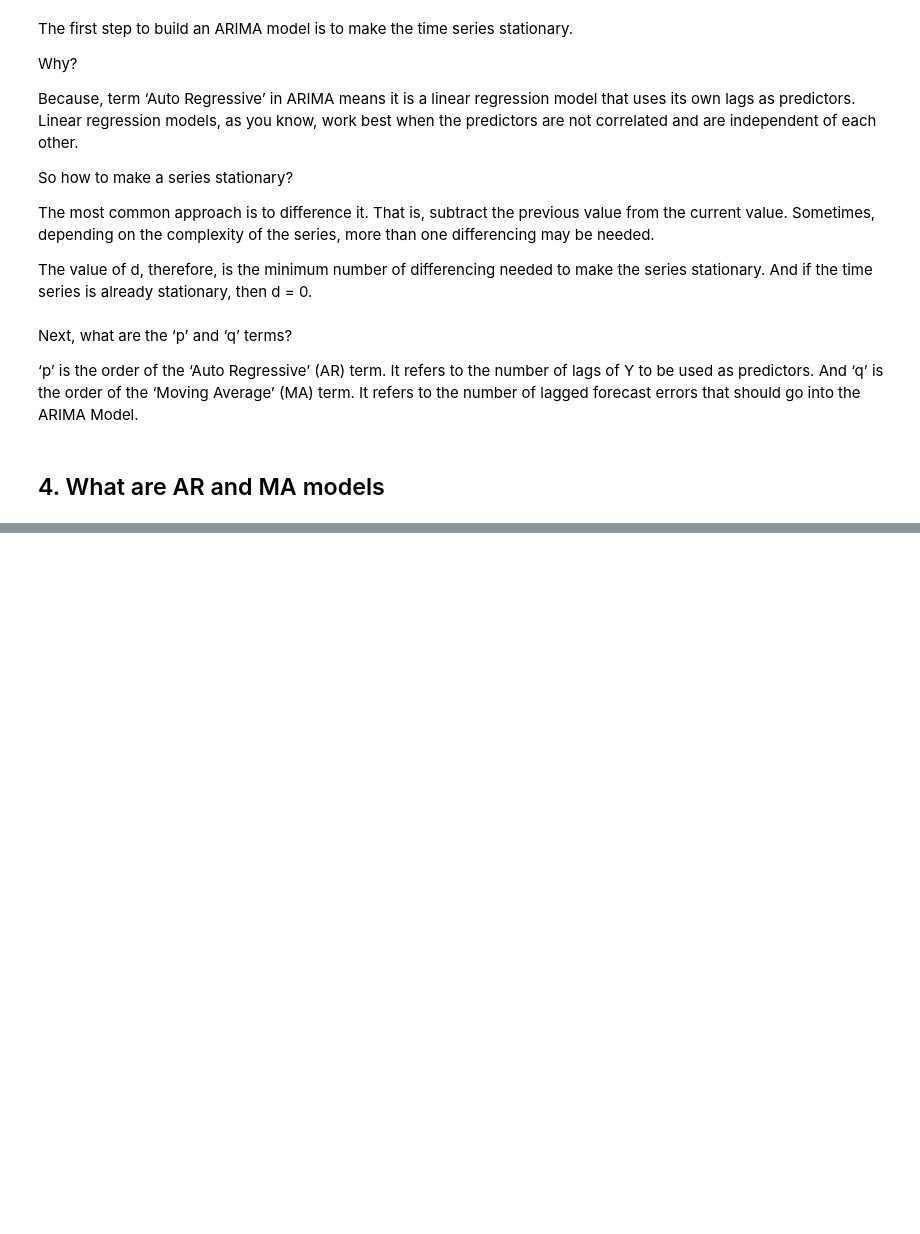
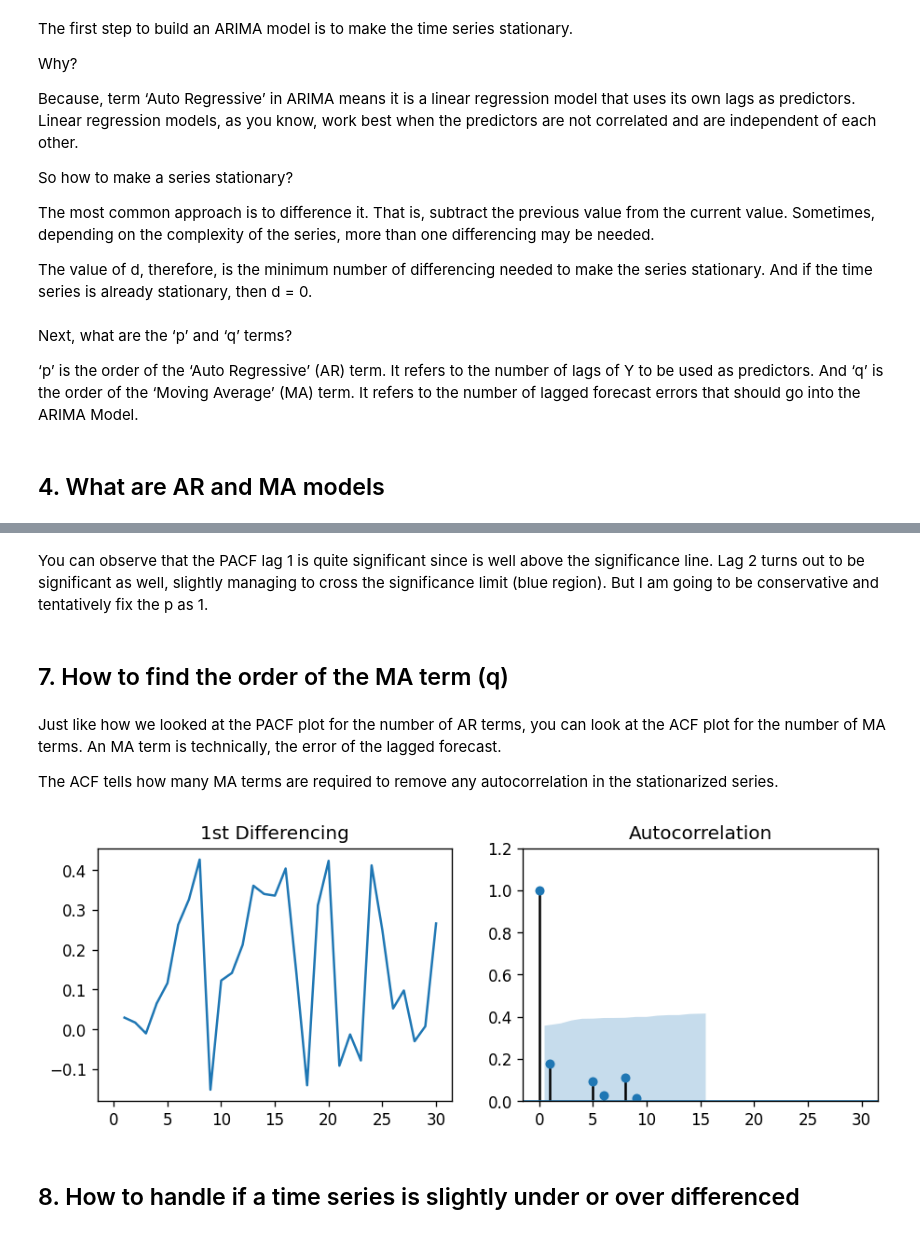
Before and after one commit to agusrichard/data-science-workbook, a Jupyter notebook: Notes/time_series_forecasting_arima.ipynb, the cells around one changed output, grey strips where cells are left out. Drawn from its saved outputs; the diff is of its cells as text; code cells hidden in the pictures; blank space fills up the shorter version.

```diff
--- a/Notes/time_series_forecasting_arima.ipynb
+++ b/Notes/time_series_forecasting_arima.ipynb
@@ -56,0 +193,27 @@ Next, what are the ‘p’ and ‘q’ terms?
+# %% [markdown]
+You can observe that the PACF lag 1 is quite significant since is well above the significance line. Lag 2 turns out to be significant as well, slightly managing to cross the significance limit (blue region). But I am going to be conservative and tentatively fix the p as 1.
+# %% [markdown]
+## 7. How to find the order of the MA term (q)
+# %% [markdown]
+Just like how we looked at the PACF plot for the number of AR terms, you can look at the ACF plot for the number of MA terms. An MA term is technically, the error of the lagged forecast.
+
+The ACF tells how many MA terms are required to remove any autocorrelation in the stationarized series.
+# %%
+import pandas as pd
+from statsmodels.graphics.tsaplots import plot_acf, plot_pacf
+import matplotlib.pyplot as plt
+plt.rcParams.update({'figure.figsize':(9,3), 'figure.dpi':120})
+
+# Import data
+df = pd.read_csv('https://raw.githubusercontent.com/selva86/datasets/master/austa.csv')
+
+fig, axes = plt.subplots(1, 2, sharex=True)
+axes[0].plot(df.value.diff()); axes[0].set_title('1st Differencing')
+axes[1].set(ylim=(0,1.2))
+plot_acf(df.value.diff().dropna(), ax=axes[1])
+
+plt.show()
+# %% [output]
+[figure, added]
+# %% [markdown]
+## 8. How to handle if a time series is slightly under or over differenced
```
Also changed, not shown: parts of 22 cells of this notebook.
